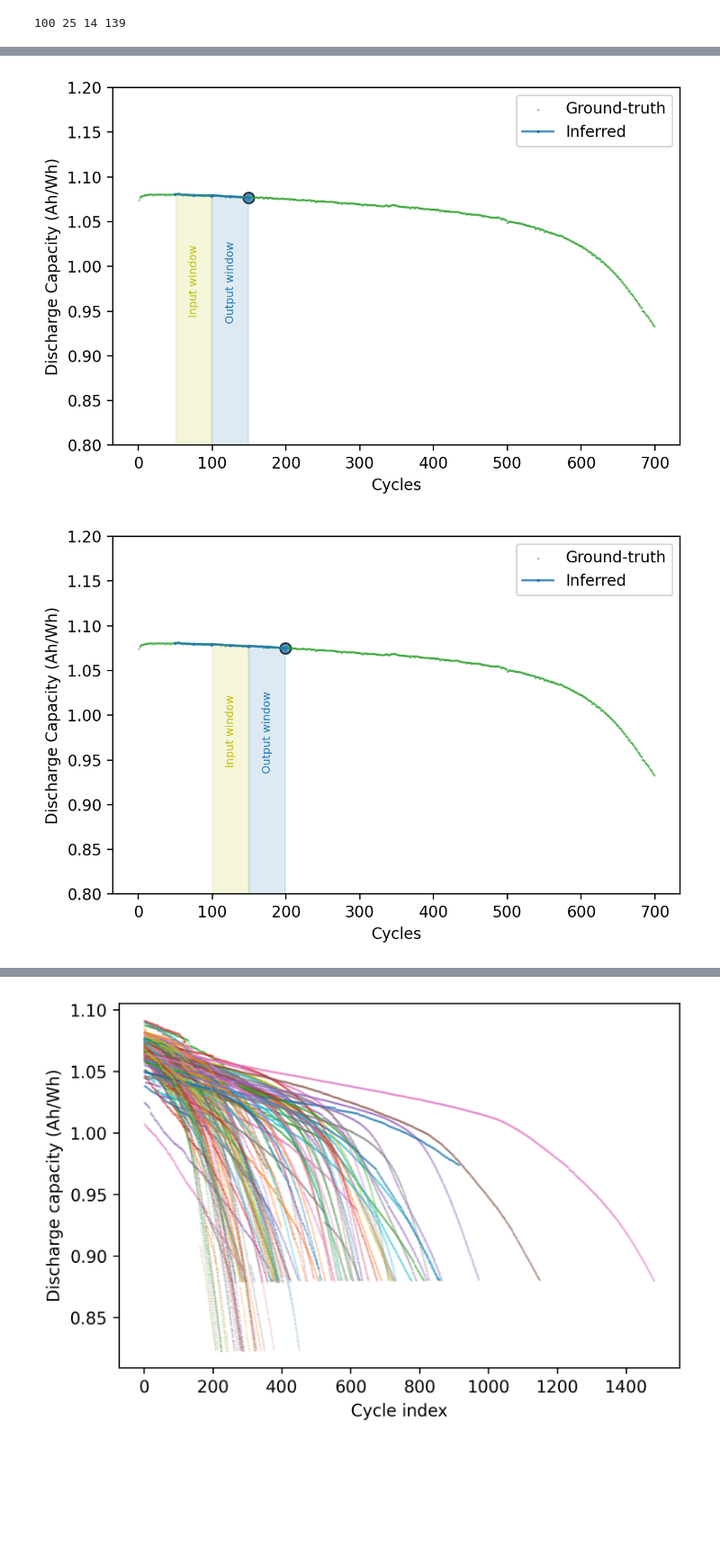
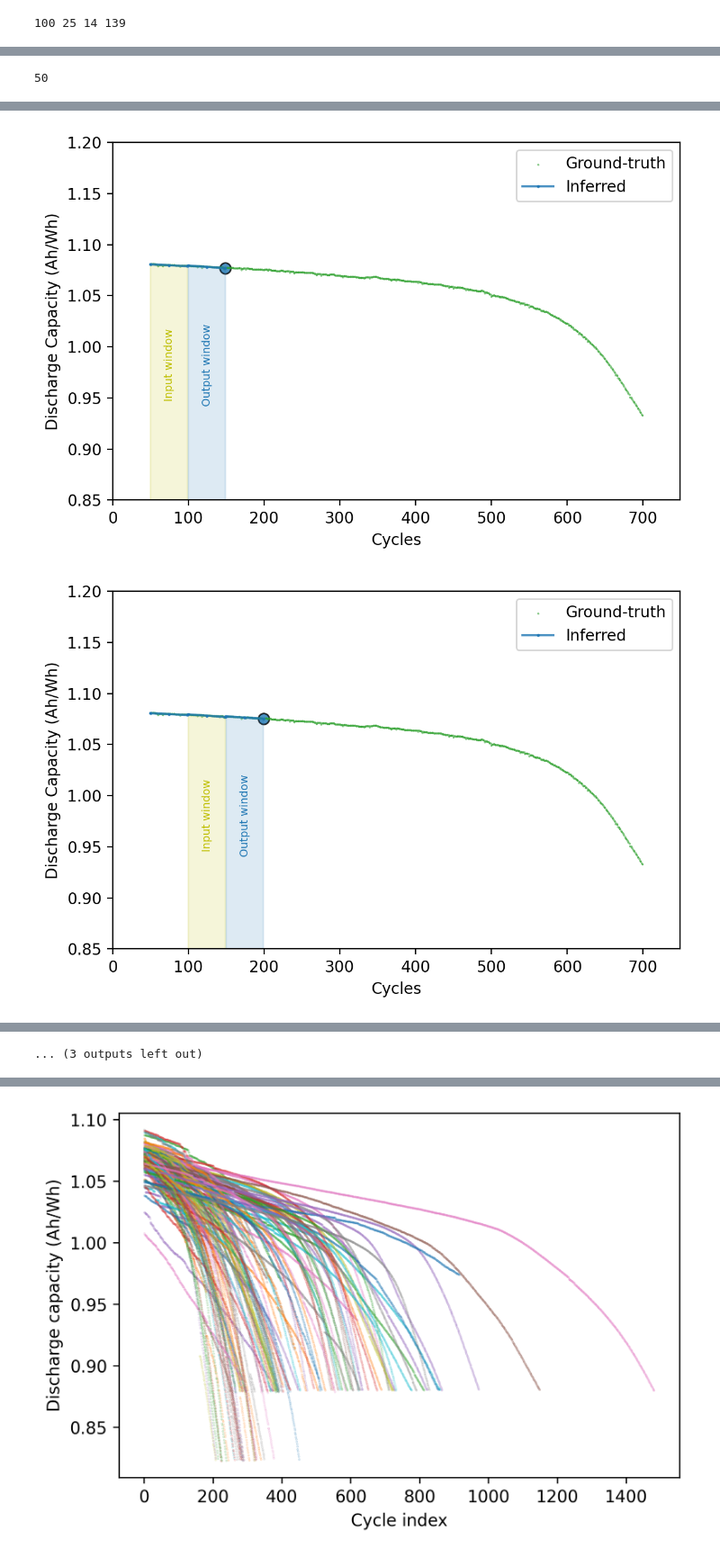
Before and after one commit to TRI-AMDD/bye-cycle, a Jupyter notebook: examples/LFP.ipynb, the cells around one changed output, grey strips where cells are left out. Shown at 90% size. Cells and saved outputs as stored; diff of their text form; code cells hidden in the pictures; blank space fills up the shorter version.

```diff
--- a/examples/LFP.ipynb
+++ b/examples/LFP.ipynb
@@ -109,7 +109,8 @@ def decrease_monotonically(cycle_dataframe, column='discharge_capacity', renumbe
 # %%
 # read CACHED data
 # excluding all diagnostic cycles and those with increase in discharge cap, renumber based on EFC
-cycle_window_size = 50
+input_window_size = 50
+output_window_size = 50
 skip_window_after_diagnostic = 50
 structured_data_list = []
 summary_data_list = []
@@ -142,7 +143,7 @@ for i,cell_file in enumerate(tqdm(os.listdir('CACHED_DATA/pre_processed_pandas/L
 #         skipped_cycles = [list(range(m+1,m+skip_window_after_diagnostic+1)) for m in a]
 #         flatten_skipped_cycles = [x for xs in skipped_cycles for x in xs]
         # check if the cell has enough cycles based on the $window_cycles_size
-        if len(summary_data[0]) >= cycle_window_size * 2:
+        if len(summary_data[0]) >= input_window_size * 2:
             cycle_list = []
             new_cycle_indices = []
             j = 0
@@ -543,25 +616,25 @@ def build_model(L, T, cycle_window_size=10, reg_strength=0):
 #     conv_1d_layer = tf.keras.layers.Conv1D(64, 5, input_shape=(100,64))
 #     x = tf.keras.layers.TimeDistributed(conv_1d_layer, input_shape=(100,))(x)
     print(x.shape)
-#     x = tf.keras.layers.Bidirectional(tf.keras.layers.LSTM(32, return_sequences=True))(x)
+    x = tf.keras.layers.Bidirectional(tf.keras.layers.LSTM(32, return_sequences=True))(x)
     x = tf.keras.layers.Bidirectional(tf.keras.layers.LSTM(32, return_sequences=False))(x)
     print(f'output bilstm dist: {x.shape}')
 #     x = tf.keras.layers.Concatenate()([x, input_dt])
 #     x = tf.keras.layers.LayerNormalization()(x)
 #     x = tf.keras.layers.BatchNormalization()(x)
 #     x = tf.keras.layers.Dropout(config.drop_rate)(x)
-    x = tf.keras.layers.Dense(32, kernel_regularizer=tf.keras.regularizers.L1(l1=reg_strength), activation='relu')(x)
+    x = tf.keras.layers.Dense(32, kernel_regularizer=tf.keras.regularizers.L1(l1=reg_strength), activation='tanh')(x)
 #     x = tf.keras.layers.BatchNormalization()(x)
     x = tf.keras.layers.LayerNormalization()(x)
     x = tf.keras.layers.Dropout(config.drop_rate)(x)
-    x = tf.keras.layers.Dense(16, kernel_regularizer=tf.keras.regularizers.L1(l1=reg_strength), activation='relu')(x)
+    x = tf.keras.layers.Dense(16, kernel_regularizer=tf.keras.regularizers.L1(l1=reg_strength), activation='tanh')(x)
 #     x = tf.keras.layers.BatchNormalization()(x)
 #     e = tf.keras.layers.Embedding(input_dim=config.vocab_size,
 #                                     output_dim=config.embedding_dim,
 #                                     mask_zero=True)(inputs)
     x = tf.keras.layers.LayerNormalization()(x)
     x = tf.keras.layers.Dropout(config.drop_rate)(x)
-    yhat = tf.keras.layers.Dense(2, kernel_regularizer=tf.keras.regularizers.L2(l2=reg_strength)
+    yhat = tf.keras.layers.Dense(2, kernel_regularizer=tf.keras.regularizers.L1(l1=reg_strength)
                                  )(x) # activation=tf.keras.layers.LeakyReLU(alpha=0.01)
 #     model = tf.keras.Model(inputs=[inputs, input_dt], outputs=yhat)
     model = tf.keras.Model(inputs=inputs, outputs=yhat)
@@ -574,7 +647,7 @@ from keras import backend as K
 def root_mean_squared_error(y_true, y_pred):
         return K.sqrt(K.mean(K.square(y_pred - y_true), axis=-1))
 
-model = build_model(L, T, cycle_window_size=cycle_window_size, reg_strength=0)
+model = build_model(L, T, cycle_window_size=input_window_size, reg_strength=0)
 opt = tf.optimizers.Adam(1e-3)
 model.compile(opt, loss='mae')  #root_mean_squared_error
 #   loss='mean_absolute_error')
@@ -620,11 +697,11 @@ result = model.fit(
     validation_data=(scaled_X_val_time_series, scaled_slopes_val),
     callbacks=[tf.keras.callbacks.ReduceLROnPlateau(
             monitor="val_loss", factor=0.9, patience=5, min_lr=1e-5
-        ), tf.keras.callbacks.EarlyStopping(monitor='val_loss', mode='min', restore_best_weights=True, patience=30)],
+        ), tf.keras.callbacks.EarlyStopping(monitor='val_loss', mode='min', restore_best_weights=True, patience=10)],
 # #         tf.keras.callbacks.LambdaCallback(
 # #         on_epoch_begin=lambda epochs,logs: print('lr =',lr_decayed_fn(opt.iterations).numpy())
 # #         ),
 #         ,
-    epochs=200, batch_size=16)
+    epochs=200, batch_size=32)
 # %% [output]
 Epoch 1/200
@@ -780,3 +853,7 @@ plt.plot(all_test_dc.reshape([-1,2])[1:,1])
+# %%
+output_window_size
+# %% [output]
+50
 # %%
 def linear_fit(new_x_point, slope, point_xy):
     return slope*(new_x_point-point_xy[0]) + point_xy[1]
@@ -813,9 +890,10 @@ def eval_dc_reconstruction(predicted_dc, ground_truth_dc):
 # for i,m in enumerate(all_test_dc.reshape([-1,2])):
 #     plt.scatter(*list(zip(*all_test_dc.reshape([-1,2]))), color = 'C2', s=2, label='Ground-truth' if i == 0 else "")
 
-window_size = cycle_window_size
+# window_size = 100
 all_predicted_dc_values = []
-for i,m in enumerate(all_test_dc[1:]):
+max_cycle_index = all_test_dc.reshape([-1,2])[-1,0]
+for i,m in enumerate(all_test_dc):
     plt.figure(dpi=200, facecolor='white')
 #     print(m[0,0], m[5,0], m[9,0])
     plt.scatter(*list(zip(*all_test_dc.reshape([-1,2]))), color = 'C2', s=0.1, label='Ground-truth', alpha=0.8) #if i == 0 else "")
@@ -831,7 +909,7 @@ for i,m in enumerate(all_test_dc[1:]):
     new_cycle_index = m[0,0]
 #         print(f'hi {i}')
     for j,slope in enumerate(Y_hat_tested_cell[i]):
-        new_cycle_index += (window_size-1)/2#np.floor(window_size/2)
+        new_cycle_index += (output_window_size-1)/2#np.floor(window_size/2)
         new_predicted_dc = linear_fit(new_cycle_index, slope, initial_dc) # slopes_tested_cell[i,j]
 #         new_predicted_dc = linear_fit(new_cycle_index, -np.exp(-slope), initial_dc)
 
@@ -841,6 +919,7 @@ for i,m in enumerate(all_test_dc[1:]):
 #         print(initial_dc)
       #
     print(predicted_dc_values)
+#     break
 #     initial_dc = np.array([new_cycle_index, new_predicted_dc])
 
 #     print(i)
@@ -860,14 +939,26 @@ for i,m in enumerate(all_test_dc[1:]):
          marker='o', s=50, edgecolor='k', linewidth=1, facecolor='C0', zorder=-1, alpha=0.8)
     plt.xlabel('Cycles')
     plt.ylabel('Discharge Capacity (Ah/Wh)')
-    plt.ylim([0.8,1.2])
+    plt.ylim([0.85,1.2])
+    plt.xlim([0 , max_cycle_index+50])
     ax = plt.gca()
     hand, labl = ax.get_legend_handles_labels()
     plt.legend(np.unique(labl))
     plt.tight_layout()
     show_input_output_windows = True
     if show_input_output_windows:
-        input_fill_between = plt.fill_between(*list(zip(all_test_dc[i][1], all_test_dc[i][-1])), alpha=.15,
+#         print(*list(zip([all_test_dc[i][0] - output_window_size, all_test_dc[i][0]-1], all_test_dc[i][-1])))
+#         print(all_test_dc[i][-1])
+#         print(all_test_dc[i][0,0])
+        input_window_cycle_index = [all_test_dc[i][0,0] - output_window_size, all_test_dc[i][0,0]-1]
+#         print(input_window_cycle_index)
+        input_window_dc = [all_test_dc[i][0, -1], all_test_dc[i][1, -1]]
+#         print(f'input_window: {all_test_dc[i][0,0]}')
+#         print(f'dcvalues {input_window_dc}')
+#         print(*list(zip(input_window, input_window_dc)))
+#         print(predicted_dc_values)
+#         break
+        input_fill_between = plt.fill_between(*list([input_window_cycle_index, input_window_dc]), alpha=.15,
                                               edgecolor='y', color='y')
         (x0, y0), (x1, y1) = input_fill_between.get_paths()[0].get_extents().get_points()
         ax.text((x0 + x1) / 2, 0.91*y1, "Input window", ha='center', va='center', fontsize=7, color='y', rotation=90)
@@ -877,9 +968,9 @@ for i,m in enumerate(all_test_dc[1:]):
         ax.text((x0 + x1) / 2, 0.91*y1, "Output window", ha='center', va='center', fontsize=7, color='C0', rotation=90)
 
 #     break
-    save_gif = False
+    save_gif = True
     if save_gif:
-        plt.savefig(f'img/discharge_curve_{cycle_window_size}_window_test_{test_cell_number}_{i:04d}.png', dpi=400, transparent=False)
+        plt.savefig(f'img/discharge_curve_in_{input_window_size}_out_{output_window_size}_window_test_{test_cell_number}_{i:04d}.png', dpi=400, transparent=False)
 #     if i ==20:
 
 #         break
@@ -887,13 +978,13 @@ for i,m in enumerate(all_test_dc[1:]):
 #     break
 #     if i == 2:
 
-#         break
+#     break
 
 # copy last frame
 if save_gif:
     for j in range(10):
-        os.system(f"cp img/discharge_curve_{cycle_window_size}_window_test_{test_cell_number}_{i:04d}.png img/discharge_curve_{cycle_window_size}_window_test_{test_cell_number}_{i+j:04d}.png")
-    os.system(f"ffmpeg -framerate 1 -i ./img/discharge_curve_{cycle_window_size}_window_test_{test_cell_number}_%04d.png -c:v h264 -crf 14 -c:v libx264 -movflags +faststart -vf format=yuv420p -maxrate 50M -tune animation -bufsize 1MB -t 15 -y ./img/discharge_curve_{cycle_window_size}_window_test_{test_cell_number}.mp4")
-    os.system(f'ffmpeg -i ./img/discharge_curve_{cycle_window_size}_window_test_{test_cell_number}.mp4 -framerate 1 -vf "fps=24, scale=2000:-1:flags=lanczos" -loop 0 -y ./img/discharge_curve_{cycle_window_size}_window_test_{test_cell_number}.gif')
+        os.system(f"cp img/discharge_curve_in_{input_window_size}_out_{output_window_size}_window_test_{test_cell_number}_{i:04d}.png img/discharge_curve_in_{input_window_size}_out_{output_window_size}_window_test_{test_cell_number}_{i+j:04d}.png")
+    os.system(f"ffmpeg -framerate 1 -i ./img/discharge_curve_in_{input_window_size}_out_{output_window_size}_window_test_{test_cell_number}_%04d.png -c:v h264 -crf 14 -c:v libx264 -movflags +faststart -vf format=yuv420p -maxrate 50M -tune animation -bufsize 1MB -t 15 -y ./img/discharge_curve_in_{input_window_size}_out{output_window_size}_window_test_{test_cell_number}.mp4")
+    os.system(f'ffmpeg -i ./img/discharge_curve_in_{input_window_size}_out{output_window_size}_window_test_{test_cell_number}.mp4 -framerate 1 -vf "fps=24, scale=2000:-1:flags=lanczos" -loop 0 -y ./img/discharge_curve_in_{input_window_size}_out{output_window_size}_window_test_{test_cell_number}.gif')
 # ffmpeg -i discharge_curve_50_window_test_3.mp4 -r 40 -vf "fps=20, scale=2000:-1:flags=lanczos" -f image2pipe -vcodec ppm - | convert -delay 10 -loop 0 - test.gif
 # %% [output]
@@ -918,2 +1026,2 @@ predicted slope: -0.0008667799993418157, True slope: -0.0011311888000000003
-[figure, old version]
+[figure, new version]
-[figure, old version]
+[figure, new version]
@@ -930,2 +1035,3 @@ predicted slope: -0.0008667799993418157, True slope: -0.0011311888000000003
+... (3 outputs left out)
 # %%
 dc_rmse = eval_dc_reconstruction(np.array(all_predicted_dc_values).reshape(-1,2), all_test_dc.reshape([-1,2]))
```
Also changed, not shown: parts of 42 cells of this notebook.
